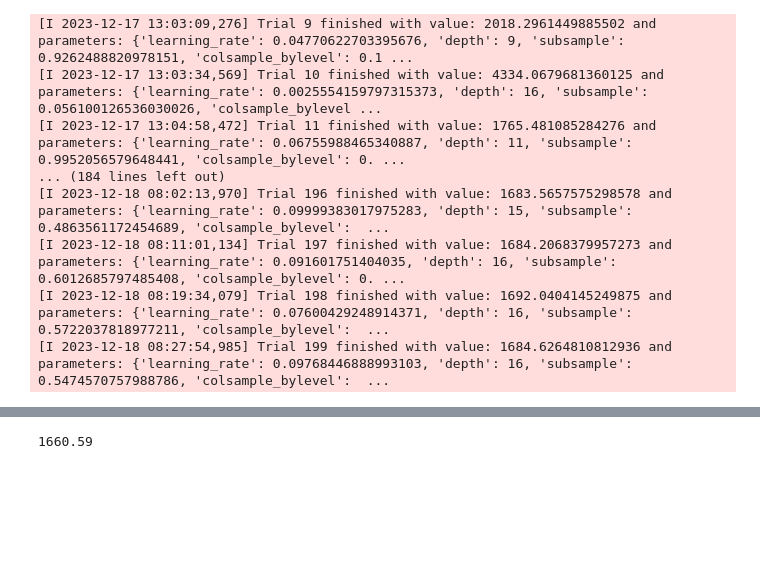
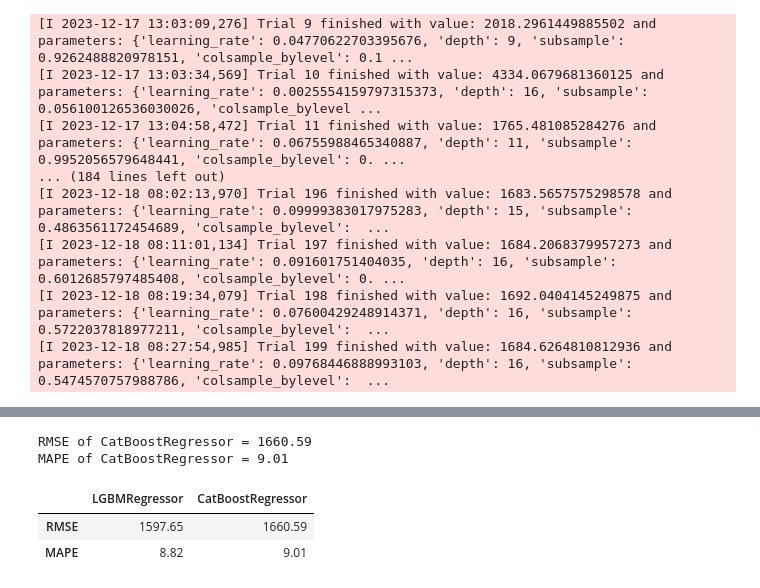
Before and after one commit to elenasobolevamsc/Car_Price_Prediction, a Jupyter notebook: Car_Price_Prediction.ipynb, the cells around one changed output, grey strips where cells are left out. Drawn from its saved outputs; the diff is of its cells as text; code cells hidden in the pictures; blank space fills up the shorter version.

```diff
--- a/Car_Price_Prediction.ipynb
+++ b/Car_Price_Prediction.ipynb
@@ -1019,3 +1018,4 @@ lgbm = mlflow.sklearn.load_model('runs:/95816032370141b7bf48274c3307c43d/lgbm_pi
 lgbm_pred = lgbm.predict(X_test)
 # %%
 lgbm_rmse = round(mean_squared_error(y_test, lgbm_pred, squared=False), 2)
+lgbm_mape = round(mean_absolute_percentage_error(y_test, lgbm_pred), 2)
@@ -1029,7 +1033,24 @@ catboost = mlflow.sklearn.load_model('runs:/96761e30f3774d5b99d5ca02e319fabf/cat
 catboost_pred = catboost.predict(X_test)
 # %%
 catboost_rmse = round(mean_squared_error(y_test, catboost_pred, squared=False), 2)
+catboost_mape = round(mean_absolute_percentage_error(y_test, catboost_pred), 2)
 # %%
-catboost_rmse
+print('RMSE of CatBoostRegressor =', catboost_rmse)
+print('MAPE of CatBoostRegressor =', catboost_mape)
 # %% [output]
-1660.59
+RMSE of CatBoostRegressor = 1660.59
+MAPE of CatBoostRegressor = 9.01
+# %%
+colNames = ["LGBMRegressor", "CatBoostRegressor"]
+results = {"RMSE":[lgbm_rmse,
+                           catboost_rmse],
+              "MAPE":[lgbm_mape,
+                      catboost_mape]}
+# %%
+table = pd.DataFrame.from_dict(results, orient='index', columns=colNames)
+# %%
+table
+# %% [output]
+|  | LGBMRegressor | CatBoostRegressor |
+| RMSE | 1597.65 | 1660.59 |
+| MAPE | 8.82 | 9.01 |
```
Also changed, not shown: parts of 6 cells of this notebook.
